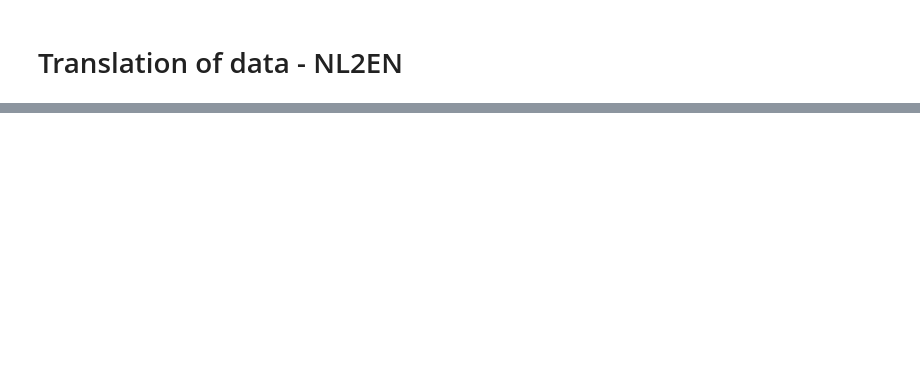
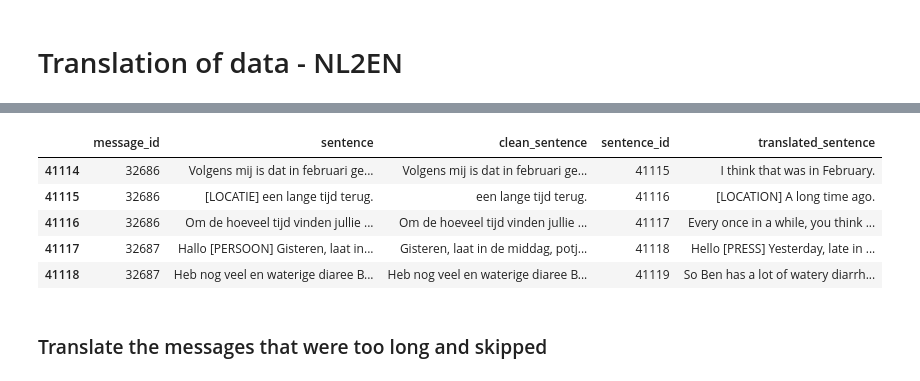
Before and after one commit to MaastrichtU-CDS/MyIBDcoachNLP, a Jupyter notebook: notebooks/Other/translate_sentences.ipynb, the cells around one changed output, grey strips where cells are left out. Saved outputs shown, nothing was run; the diff lists cells and outputs as text; code cells hidden in the pictures; blank space fills up the shorter version.

```diff
--- a/notebooks/Other/translate_sentences.ipynb
+++ b/notebooks/Other/translate_sentences.ipynb
@@ -105,10 +112,3 @@ df["translated_message"] = [None if not isinstance(msg, str) else translated_mes
 
 # Save the translated messages to a new file (optional)
 df.to_excel("/workspace/persistent/mijnidbcoachnlp/data/analysis_data/clean_message_data.xlsx", index=False)
-# %%
-# read the message df and map the language to the sentences
-df = pd.read_excel("/workspace/persistent/mijnidbcoachnlp/data/analysis_data/translated_sentence_data_new.xlsx", index_col=0)
-message_df = pd.read_excel("/workspace/persistent/mijnidbcoachnlp/data/analysis_data/message_data.xlsx", index_col=0)
-
-df = df.merge(message_df[['message_id']], on="message_id", how='left')
-df
@@ -129 +205,10 @@ df
+# %%
+df.tail()
+# %% [output]
+|  | message_id | sentence | clean_sentence | sentence_id | translated_sentence |
+| 41114 | 32686 | Volgens mij is dat in februari ge... | Volgens mij is dat in februari ge... | 41115 | I think that was in February. |
+| 41115 | 32686 | [LOCATIE] een lange tijd terug. | een lange tijd terug. | 41116 | [LOCATION] A long time ago. |
+| 41116 | 32686 | Om de hoeveel tijd vinden jullie ... | Om de hoeveel tijd vinden jullie ... | 41117 | Every once in a while, you think ... |
+| 41117 | 32687 | Hallo [PERSOON] Gisteren, laat in... | Gisteren, laat in de middag, potj... | 41118 | Hello [PRESS] Yesterday, late in ... |
+| 41118 | 32687 | Heb nog veel en waterige diaree B... | Heb nog veel en waterige diaree B... | 41119 | So Ben has a lot of watery diarrh... |
 # %%
@@ -130,0 +217,2 @@ df.to_excel("/workspace/mijnidbcoachnlp/data/analysis_data/translated_sentence_d
+# %% [markdown]
+### Translate the messages that were too long and skipped
```
Also changed, not shown: parts of 10 cells of this notebook, 5 other files.
